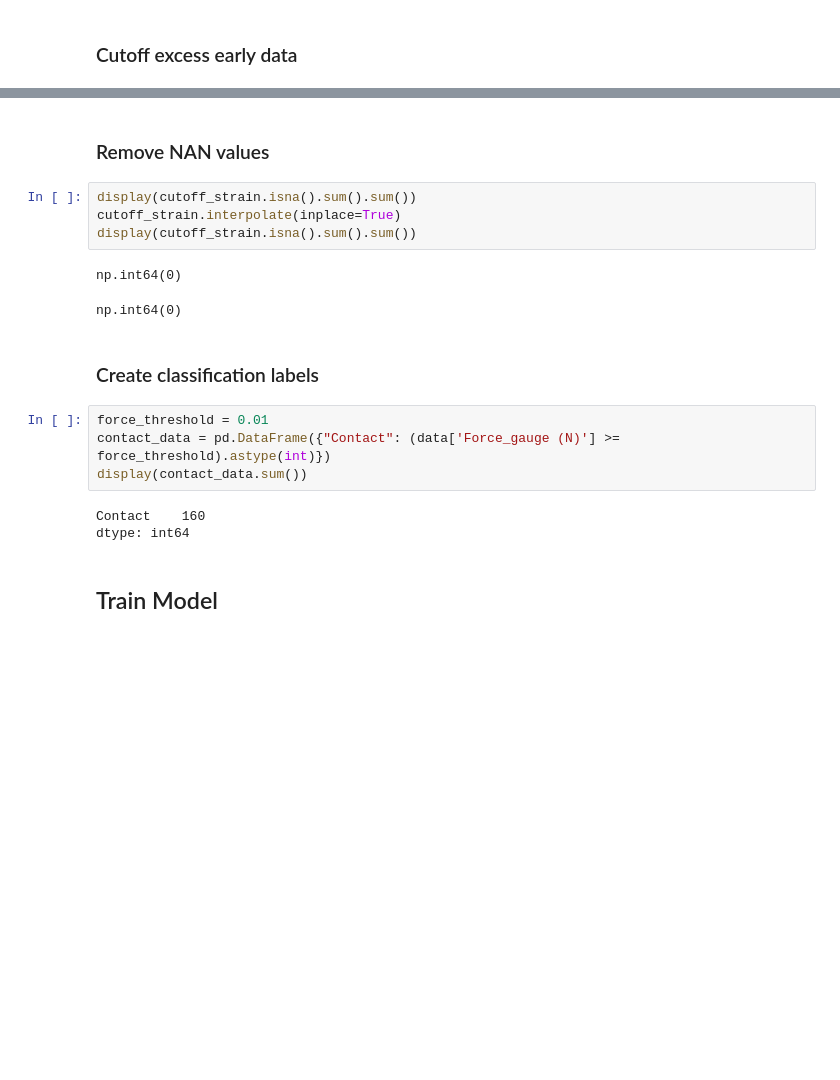
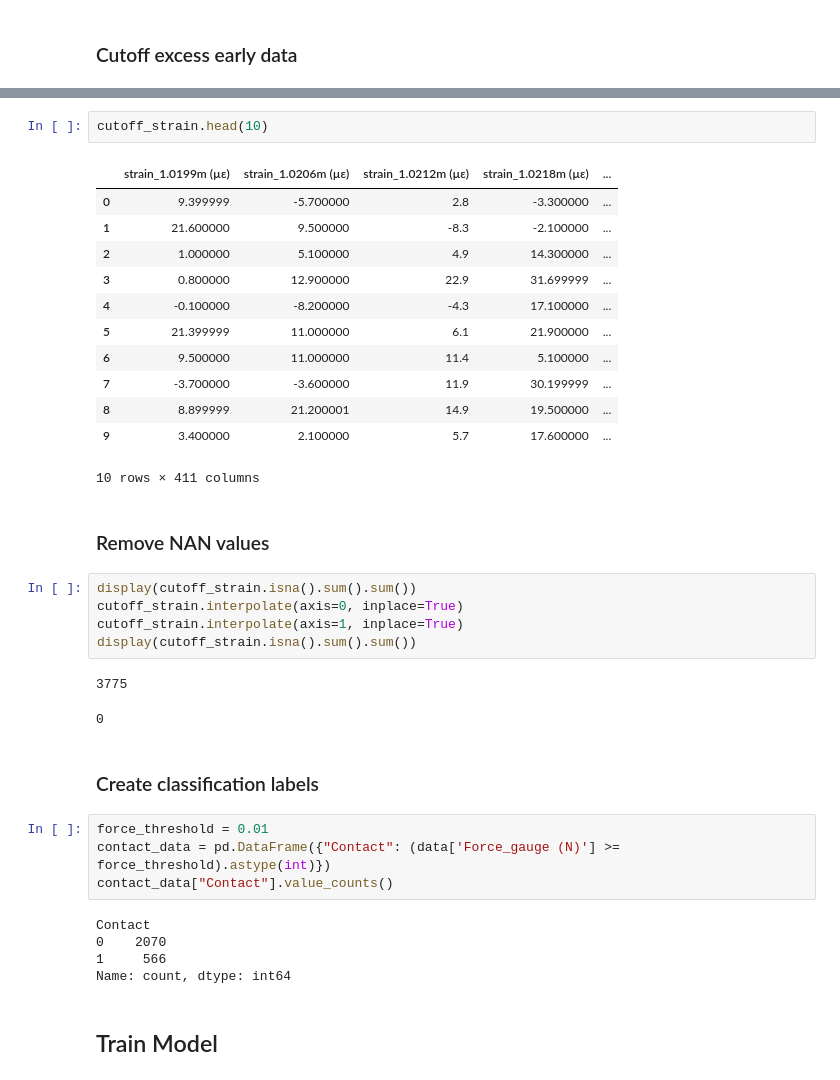
Before and after one commit to Jskacines/strain_learning, a Jupyter notebook: contact_classification.ipynb, the cells around one changed output, grey strips where cells are left out. Cells and saved outputs as stored; diff of their text form; blank space fills up the shorter version.

```diff
--- a/contact_classification.ipynb
+++ b/contact_classification.ipynb
@@ -165,21 +157,39 @@ plt.show()
+# %%
+cutoff_strain.head(10)
+# %% [output]
+|  | strain_1.0199m (µε) | strain_1.0206m (µε) | strain_1.0212m (µε) | strain_1.0218m (µε) | ... |
+| 0 | 9.399999 | -5.700000 | 2.8 | -3.300000 | ... |
+| 1 | 21.600000 | 9.500000 | -8.3 | -2.100000 | ... |
+| 2 | 1.000000 | 5.100000 | 4.9 | 14.300000 | ... |
+| 3 | 0.800000 | 12.900000 | 22.9 | 31.699999 | ... |
+| 4 | -0.100000 | -8.200000 | -4.3 | 17.100000 | ... |
+| 5 | 21.399999 | 11.000000 | 6.1 | 21.900000 | ... |
+| 6 | 9.500000 | 11.000000 | 11.4 | 5.100000 | ... |
+| 7 | -3.700000 | -3.600000 | 11.9 | 30.199999 | ... |
+| 8 | 8.899999 | 21.200001 | 14.9 | 19.500000 | ... |
+| 9 | 3.400000 | 2.100000 | 5.7 | 17.600000 | ... |
+10 rows × 411 columns
 # %% [markdown]
 ### Remove NAN values
 # %%
 display(cutoff_strain.isna().sum().sum())
-cutoff_strain.interpolate(inplace=True)
+cutoff_strain.interpolate(axis=0, inplace=True)
+cutoff_strain.interpolate(axis=1, inplace=True)
 display(cutoff_strain.isna().sum().sum())
 # %% [output]
-np.int64(0)
+3775
-np.int64(0)
+0
 # %% [markdown]
 ### Create classification labels
 # %%
 force_threshold = 0.01
 contact_data = pd.DataFrame({"Contact": (data['Force_gauge (N)'] >= force_threshold).astype(int)})
-display(contact_data.sum())
+contact_data["Contact"].value_counts()
 # %% [output]
-Contact    160
-dtype: int64
+Contact
+0    2070
+1     566
+Name: count, dtype: int64
 # %% [markdown]
 ## Train Model
 # %% [markdown]
```
Also changed, not shown: parts of 14 cells of this notebook.
